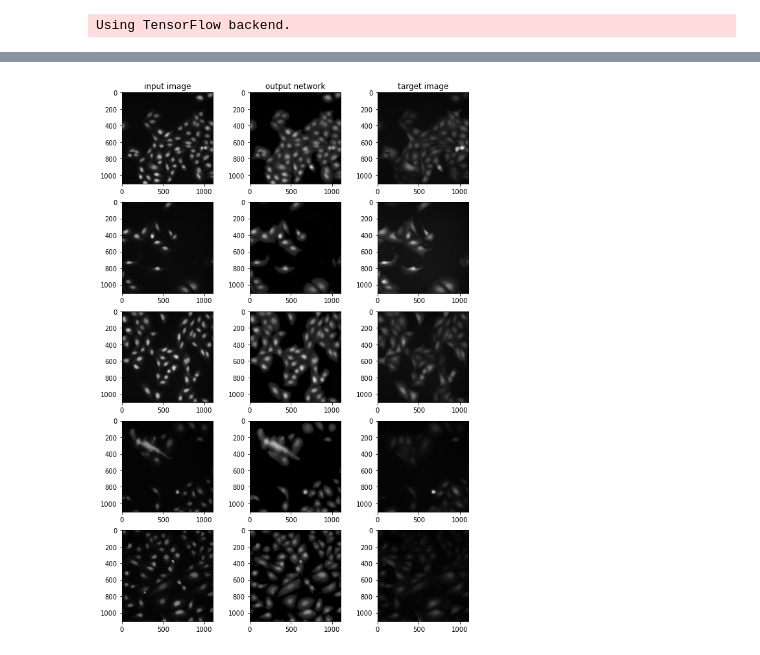
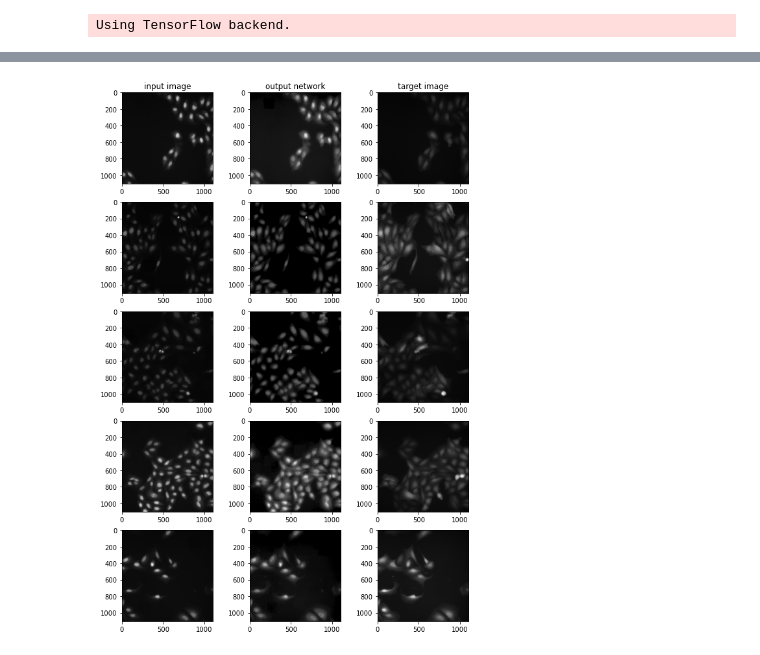
Before and after one commit to Aitslab/virtualstain, a Jupyter notebook: TeresaScheidt/src/Initial_model.ipynb, the cells around one changed output, grey strips where cells are left out. Cells and saved outputs as stored; diff of their text form; code cells hidden in the pictures.

Commit message:
Update Initial_model
train on 16bit images

```diff
--- a/TeresaScheidt/src/Initial_model.ipynb
+++ b/TeresaScheidt/src/Initial_model.ipynb
@@ -9,8 +12,12 @@ import training_functions as training
 # %% [output]
 Using TensorFlow backend.
 # %%
-# normalize all images
+# load all images
 images = glob.glob(r"C:\Users\tsche\Desktop\Master\2. Semester\Project Staining\16bitImages\*d0.png") # define imagefolder
-(X_images, mean_norm, std_norm) = pre.norm_and_stack(images)
+X_stack = pre.stack_images(images)
 images = glob.glob(r"C:\Users\tsche\Desktop\Master\2. Semester\Project Staining\16bitImages\*d1.png") # define imagefolder
-Y_images= pre.norm(images, mean_norm, std_norm)
+Y_stack= pre.stack_images(images)
+# %%
+# normalize images
+(x_norm, mean, std) = pre.norm_batch(X_stack)
+y_norm = pre.norm(Y_stack, mean, std)
@@ -17,6 +28,6 @@ Y_images= pre.norm(images, mean_norm, std_norm)
 # %%
 # define images for training (change to automated later)
-X_train = X_images[:,:,0:130]
-Y_train = Y_images[:,:,0:130]
-X_val = X_images[:,:,130:157]
-Y_val = Y_images[:,:,130:157]
+X_train = x_norm[0:40]
+Y_train = y_norm[0:40]
+X_val = x_norm[40:53]
+Y_val = y_norm[40:53]
@@ -62,13 +65,11 @@ output.shape
 # %%
-import prediction as pred
-import keras
 out = []
-model = keras.models.load_model(r"..\models\test_model")
+model = keras.models.load_model('mdl_16bit_d1')
 for n in range(5):
-    image = X_val[:,:,3*n]
+    image = X_val[n]
 
     output = pred.predict(model, image, 128, 128, num_outputs=1)
-    output_norm = pre.unnormalize(output, mean_norm, std_norm)
+    output_norm = pre.unnormalize(output, mean, std)
     out.append(output_norm)
 out = np.stack(out, axis = 0)
 # %% [output]
@@ -80,22 +86,22 @@ out.shape
 # %%
 plt.figure(figsize=(10,15))
 
 for p in range(5):
     plt.subplot(5,3,1+3*p)
-    plt.imshow(X_val[:,:,3*p], cmap='gray')
+    plt.imshow(X_val[p], cmap='gray')
     if p == 0:
         plt.title('input image')
 
     plt.subplot(5,3,2+3*p)
     plt.imshow(out[p], cmap='gray')
     if p == 0:
         plt.title('output network')
 
     plt.subplot(5,3,3+3*p)
-    plt.imshow(Y_val[:,:,3*p], cmap='gray')
+    plt.imshow(Y_val[p], cmap='gray')
     if p == 0:
         plt.title('target image')
 
 plt.show()
 # %% [output]
-[figure, old version]
+[figure, new version]
```
Also changed, not shown: parts of 9 cells of this notebook, 1 other file.
